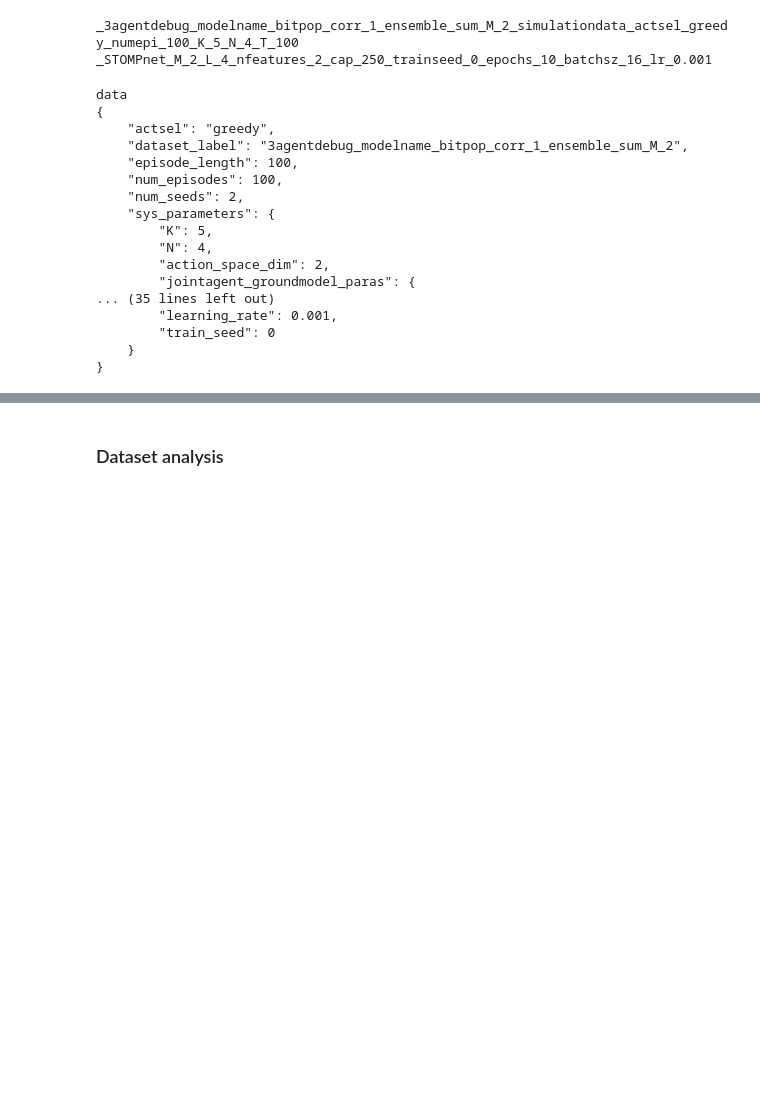
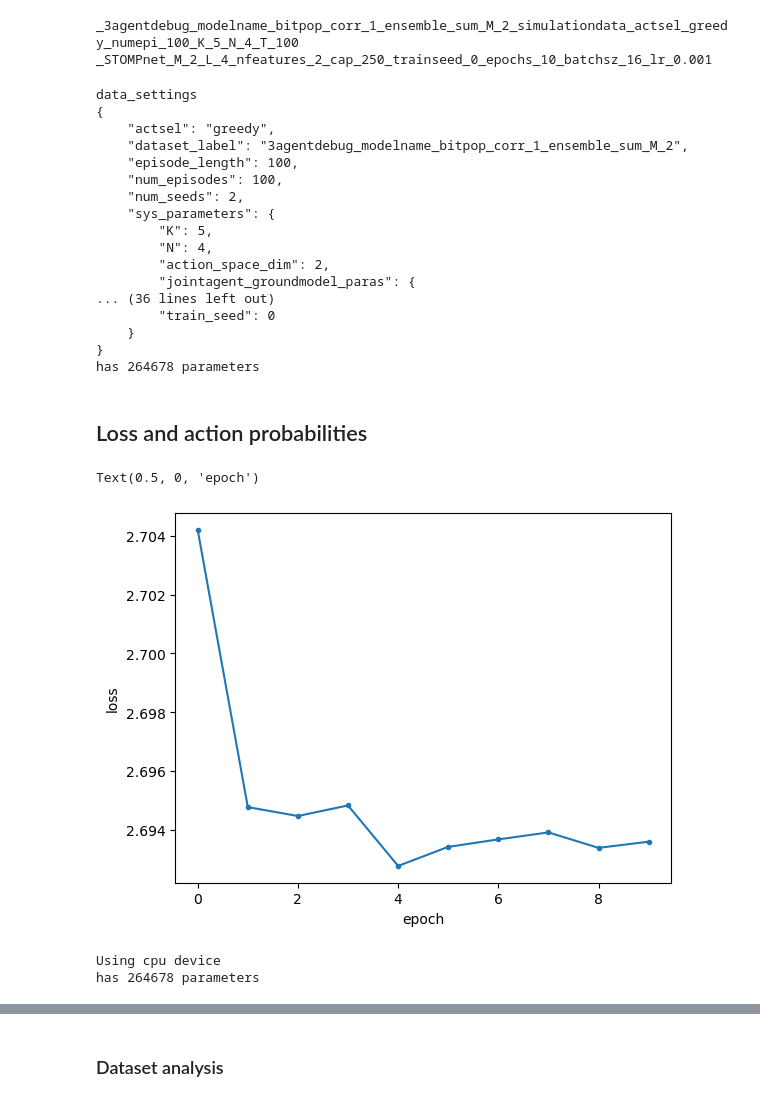
Before and after one commit to amimem/ToMM, a Jupyter notebook: trained_networks_analysis.ipynb, the cells around one changed output, grey strips where cells are left out. Saved outputs shown, nothing was run; the diff lists cells and outputs as text; code cells hidden in the pictures; blank space fills up the shorter version.

```diff
--- a/trained_networks_analysis.ipynb
+++ b/trained_networks_analysis.ipynb
@@ -37,16 +77,17 @@ out_dir = "output/"
 data_settings = np.load(out_dir + data_settings_str + ".npy", allow_pickle=True).item()
 data_root = out_dir + data_settings_str + f"_dataseed_{seed_idx}"
 
-data = np.load(data_root+".npy", allow_pickle=True).item()
+training_data = np.load(data_root+".npy", allow_pickle=True).item()
 training_dict = np.load(data_root + training_settings_str + ".npy", allow_pickle=True).item()
-model = np.load(data_root + training_settings_str+ '_state_dict.pt')
+model_state_dict = torch.load(data_root + training_settings_str+ '_state_dict.pt')
 import json
-print('data')
+print('data_settings')
 print(json.dumps(data_settings,sort_keys=True, indent=4))
-print('\ntraining')
+print('\ntraining_data')
 print(json.dumps(training_dict,sort_keys=True, indent=4))
+print(f"has {sum(p.numel() for p in model_state_dict.values())} parameters")
 # %% [output]
-data
+data_settings
 {
     "actsel": "greedy",
     "dataset_label": "3agentdebug_modelname_bitpop_corr_1_ensemble_sum_M_2",
@@ -58,8 +99,26 @@ data
         "N": 4,
         "action_space_dim": 2,
         "jointagent_groundmodel_paras": {
-... (35 lines left out)
-        "learning_rate": 0.001,
+... (36 lines left out)
         "train_seed": 0
     }
 }
+has 264678 parameters
+# %% [markdown]
+## Loss and action probabilities
+# %%
+fig,ax=pl.subplots()
+ax.plot(training_dict['training_data']['loss'],'.-')
+ax.set_ylabel('loss')
+ax.set_xlabel('epoch')
+# %% [output]
+Text(0.5, 0, 'epoch')
+[figure, added]
+# %%
+net = get_untrained_net(training_dict,data_settings)
+prelearning_probs=get_probs_on_vertices_from_model(net,data_settings)
+net.load_state_dict(model_state_dict)
+postlearning_probs=get_probs_on_vertices_from_model(net,data_settings)
+# %% [output]
+Using cpu device
+has 264678 parameters
```
Also changed, not shown: parts of 30 cells of this notebook, 1 other file.
